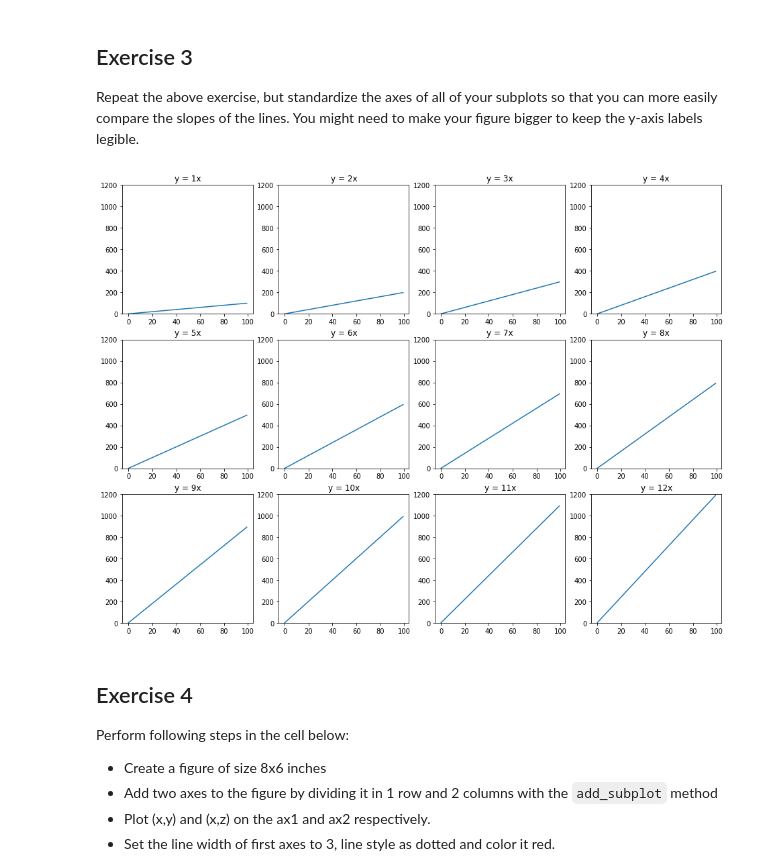
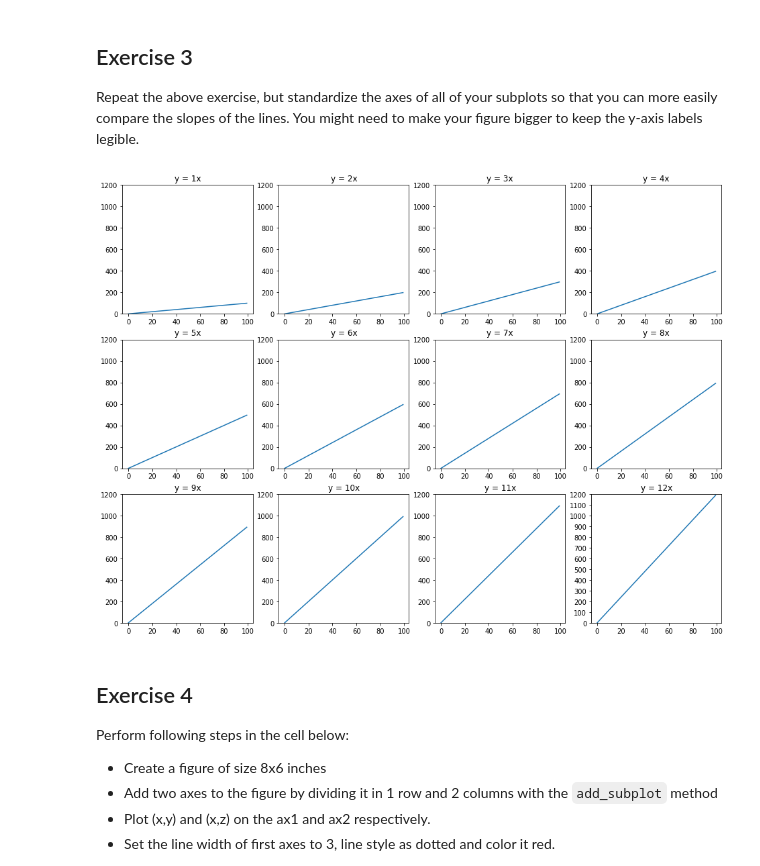
Before and after one commit to chrised209/dsc-more-practice-with-matplotlib-lab-houston-ds-071519, a Jupyter notebook: index.ipynb, the cells around one changed output. Cells and saved outputs as stored; diff of their text form; code cells hidden in the pictures.

```diff
--- a/index.ipynb
+++ b/index.ipynb
@@ -97,19 +97,19 @@ Repeat the above exercise, but standardize the axes of all of your subplots so t
 # %%
 fig, axes = plt.subplots(nrows=3, ncols=4, figsize=(16,12))
 
 for n in range(1,13):
     row = (n-1)//4
     col = n%4-1
     ax = axes[row][col]
     y = [xi*n for xi in x]
     ax.plot(x,y)
     ax.set_title(f'y = {n}x')
     # Set the limits of x and y for first axes
     ax.set_ylim(0,1200)
     yticks = np.linspace(start=0, stop=1200, num=13)
-#     plt.yticks(yticks); #Adding a semicolon after the call will prevent extraneous input from being displayed
+    plt.yticks(yticks); #Adding a semicolon after the call will prevent extraneous input from being displayed
 # %% [output]
-[figure, old version]
+[figure, new version]
 # %% [markdown]
 ## Exercise 4
 
```
